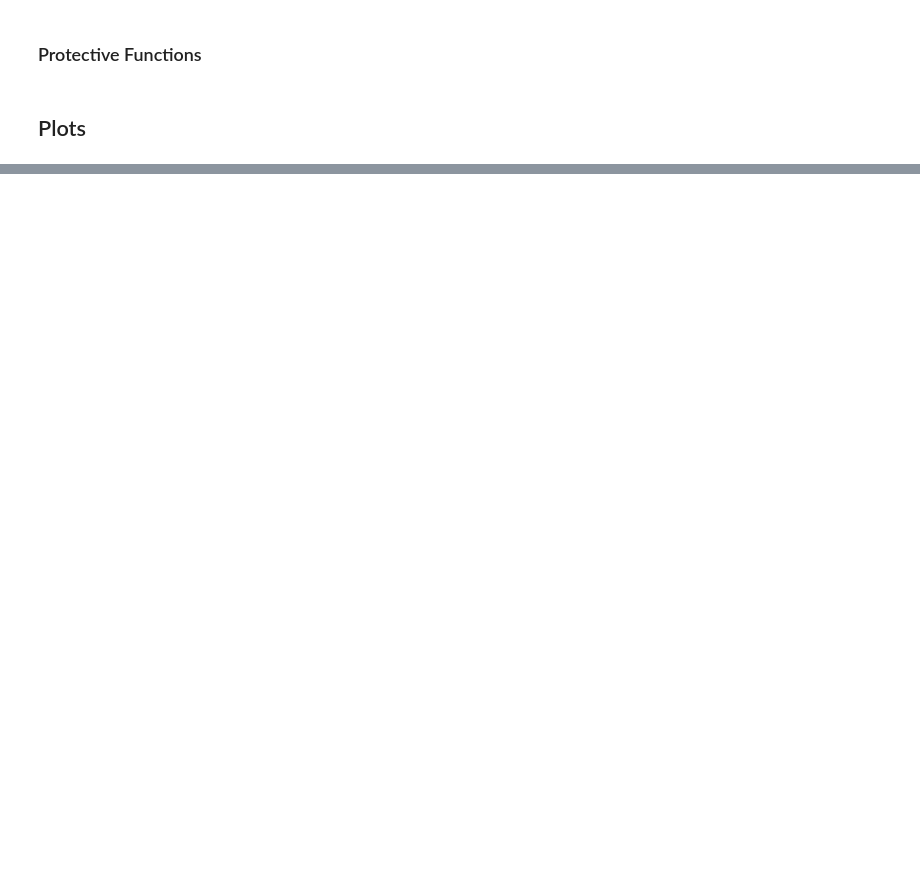
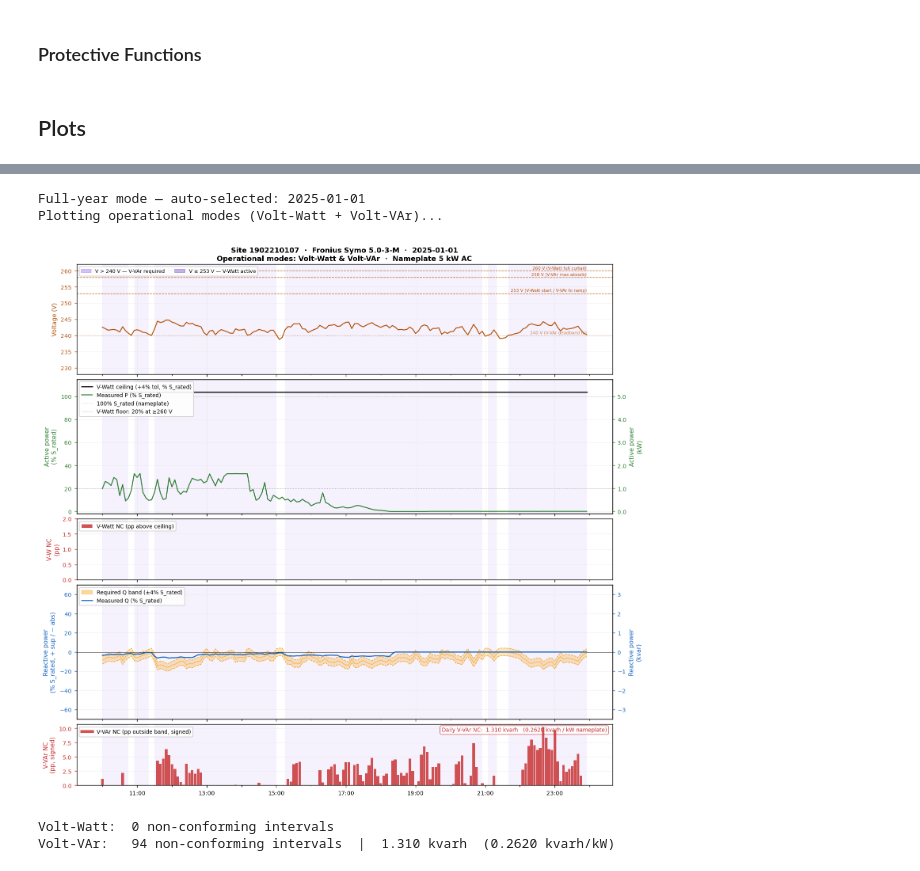
Before and after one commit to UNSW-CEEM/CICCADA, a Jupyter notebook: bms_sa_review/data_query/01_data_exploration.ipynb, the cells around one changed output, grey strips where cells are left out. Drawn from its saved outputs; the diff is of its cells as text; code cells hidden in the pictures; blank space fills up the shorter version.

Commit message:
integrated single PQRM function plot

```diff
--- a/bms_sa_review/data_query/01_data_exploration.ipynb
+++ b/bms_sa_review/data_query/01_data_exploration.ipynb
@@ -1595,0 +1293,61 @@ Non-conforming intervals: 2,588 / 8,036  (32.2%)
+# %%
+# =============================================================================
+# Pick a day and plot
+# =============================================================================
+# OPTION A — auto-pick the best high-voltage day: leave OVERRIDE_DATE = None.
+#   Full-year mode: picks the day with most intervals above the mode threshold.
+#   Single-month mode: defaults to the 7th of PLOT_MONTH.
+#
+# OPTION B — pin a specific date: set OVERRIDE_DATE = "YYYY-MM-DD".
+#
+# PLOT_TYPE ("operational" / "protective") is inherited from the config cell.
+# =============================================================================
+
+import matplotlib.pyplot as plt
+
+OVERRIDE_DATE = None          # e.g. "2024-02-08"  ← change to pin a date
+
+if OVERRIDE_DATE is not None:
+    zoom_date = OVERRIDE_DATE
+    print(f"Using manually specified date: {zoom_date}")
+elif PLOT_MONTH is None:
+    zoom_date = str(days_with_events.index[0]) if not days_with_events.empty \
+                else f"{PLOT_YEAR}-01-01"
+    print(f"Full-year mode — auto-selected: {zoom_date}")
+else:
+    zoom_date = f"{PLOT_YEAR}-{PLOT_MONTH:02d}-07"
+    print(f"Single-month mode — using: {zoom_date}")
+
+mask   = df["t_stamp_aest"].dt.date == pd.Timestamp(zoom_date).date()
+df_day = df[mask].copy()
+
+if df_day.empty:
+    print(f"No data for {zoom_date}.")
+    print("Dates with data:", sorted(df["t_stamp_aest"].dt.date.unique())[:10])
+else:
+    if "Q_kvar" not in df_day.columns and "energy_reactive" in df_day.columns:
+        df_day["Q_kvar"] = df_day["energy_reactive"] / 1000 * 12
+
+    plot_kwargs = dict(
+        df_day         = df_day,
+        site_id        = chosen_site_id,
+        ac_capacity_kw = chosen_cap,
+        zoom_date      = zoom_date,
+        as4777         = AS4777,
+        manufacturer   = chosen_mfr,
+    )
+
+    if PLOT_TYPE == "operational":
+        print("Plotting operational modes (Volt-Watt + Volt-VAr)...")
+        plot_operational(**plot_kwargs)
+    elif PLOT_TYPE == "protective":
+        print("Plotting protective modes (Sustained-Op & Anti-Islanding)...")
+        plot_protective(**plot_kwargs)
+    else:
+        print(f"Unknown PLOT_TYPE '{PLOT_TYPE}'. Use 'operational' or 'protective'.")
+# %% [output]
+Full-year mode — auto-selected: 2025-01-01
+Plotting operational modes (Volt-Watt + Volt-VAr)...
+[figure, added]
+Volt-Watt:  0 non-conforming intervals
+Volt-VAr:   94 non-conforming intervals  |  1.310 kvarh  (0.2620 kvarh/kW)
```
Also changed, not shown: parts of 8 cells of this notebook.
